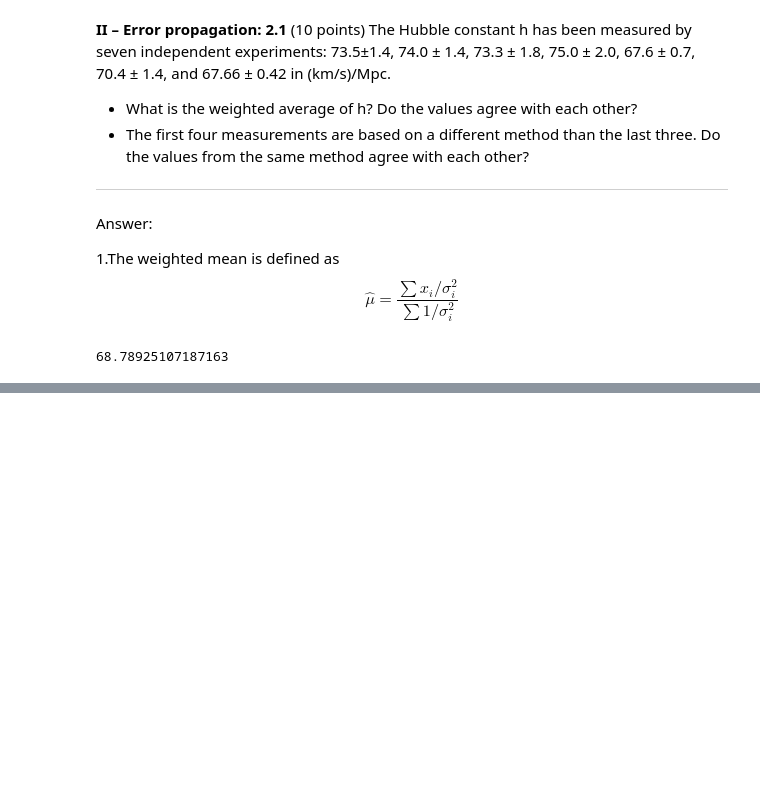
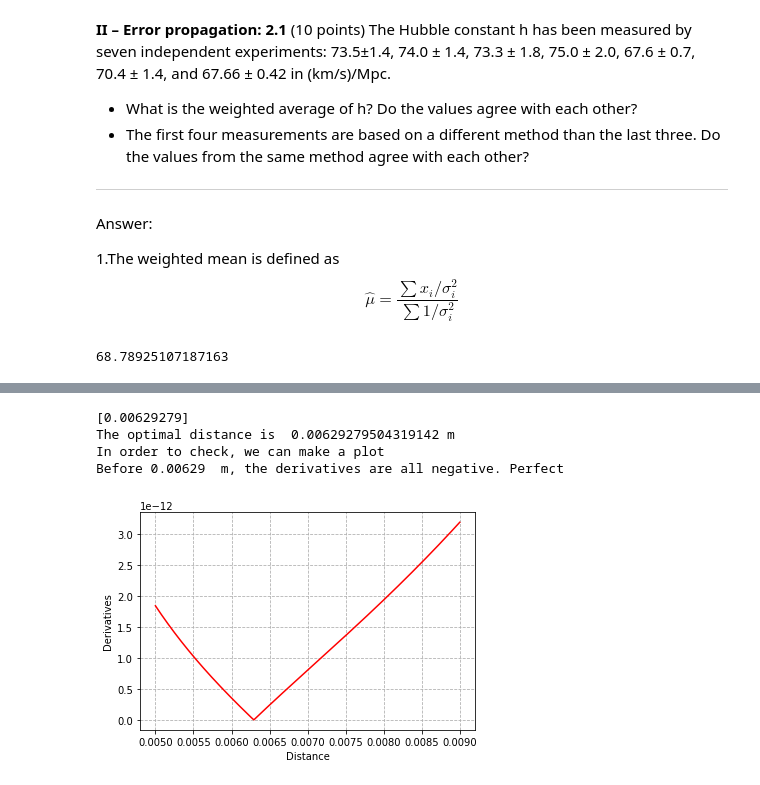
Before and after one commit to gaozmm/Playground_gaozm, a Jupyter notebook: Play_for_stats/Problem_set/ProblemSet2020_KianGao.ipynb, the cells around one changed output, grey strips where cells are left out. Cells and saved outputs as stored; diff of their text form; code cells hidden in the pictures; blank space fills up the shorter version.

```diff
--- a/Play_for_stats/Problem_set/ProblemSet2020_KianGao.ipynb
+++ b/Play_for_stats/Problem_set/ProblemSet2020_KianGao.ipynb
@@ -82,0 +156,22 @@ And the values don't agree with each other. The weighted mean is roughly 68.79,
+# %%
+def q_unc_derivative(d):
+    return 4 * d ** 3 * 1e-4 / (8.99 ** 2) - 8 * (1.96 * 1e-6) ** 2 * 1e-8 / (d ** 3)
+
+def q_unc(d):
+    return d ** 4 * 1e-4 / (8.99 ** 2) + 4 * ((1.96 * 1e-6) ** 2) * 1e-8 / (d ** 2)
+
+print(opt.minimize(q_unc, 0.6, tol=1e-16).x)
+d_best = opt.newton(q_unc_derivative, 1)
+print('The optimal distance is ',  d_best, 'm')
+print('In order to check, we can make a plot')
+plt.plot(np.linspace(5e-3, 9e-3,10000), abs(q_unc_derivative(np.linspace(5e-3, 9e-3,10000))), c='r')
+plt.ylabel('Derivatives')
+plt.xlabel('Distance')
+plt.grid(linestyle='--')
+print('Before 0.00629  m, the derivatives are all negative. Perfect')
+# %% [output]
+[0.00629279]
+The optimal distance is  0.00629279504319142 m
+In order to check, we can make a plot
+Before 0.00629  m, the derivatives are all negative. Perfect
+[figure, added]
```
Also changed, not shown: parts of 40 cells of this notebook.
